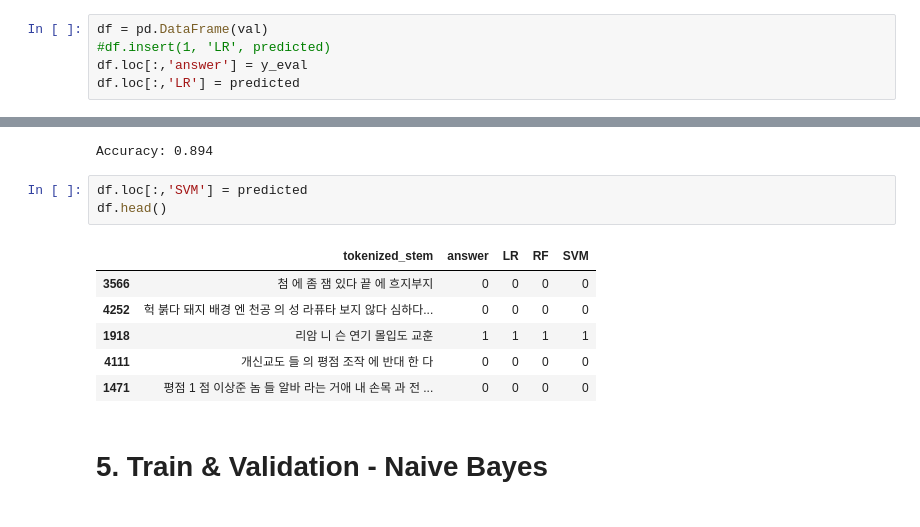
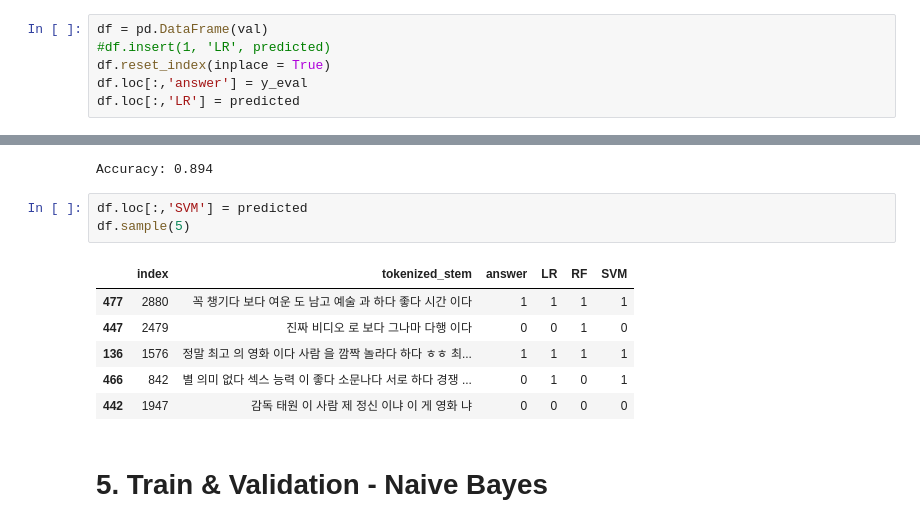
Before and after one commit to leejonghyeong/MovieSentimentalAnalysis, a Jupyter notebook: Sentimental_Analysis.ipynb, the cells around one changed output, grey strips where cells are left out. Cells and saved outputs as stored; diff of their text form.

```diff
--- a/Sentimental_Analysis.ipynb
+++ b/Sentimental_Analysis.ipynb
@@ -181,5 +172,6 @@ Accuracy: 0.88
 # %%
 df = pd.DataFrame(val)
 #df.insert(1, 'LR', predicted)
+df.reset_index(inplace = True)
 df.loc[:,'answer'] = y_eval
 df.loc[:,'LR'] = predicted
@@ -238,14 +230,14 @@ print(f"Accuracy: {clf.score(X_eval, y_eval)}" )
 Accuracy: 0.894
 # %%
 df.loc[:,'SVM'] = predicted
-df.head()
+df.sample(5)
 # %% [output]
-|  | tokenized_stem | answer | LR | RF | SVM |
-| 3566 | 첨 에 좀 잼 있다 끝 에 흐지부지 | 0 | 0 | 0 | 0 |
-| 4252 | 헉 붉다 돼지 배경 엔 천공 의 성 라퓨타 보지 않다 심하다... | 0 | 0 | 0 | 0 |
-| 1918 | 리암 니 슨 연기 몰입도 교훈 | 1 | 1 | 1 | 1 |
-| 4111 | 개신교도 들 의 평점 조작 에 반대 한 다 | 0 | 0 | 0 | 0 |
-| 1471 | 평점 1 점 이상준 놈 들 알바 라는 거애 내 손목 과 전 ... | 0 | 0 | 0 | 0 |
+|  | index | tokenized_stem | answer | LR | RF | SVM |
+| 477 | 2880 | 꼭 챙기다 보다 여운 도 남고 예술 과 하다 좋다 시간 이다 | 1 | 1 | 1 | 1 |
+| 447 | 2479 | 진짜 비디오 로 보다 그나마 다행 이다 | 0 | 0 | 1 | 0 |
+| 136 | 1576 | 정말 최고 의 영화 이다 사람 을 깜짝 놀라다 하다 ㅎㅎ 최... | 1 | 1 | 1 | 1 |
+| 466 | 842 | 별 의미 없다 섹스 능력 이 좋다 소문나다 서로 하다 경쟁 ... | 0 | 1 | 0 | 1 |
+| 442 | 1947 | 감독 태원 이 사람 제 정신 이냐 이 게 영화 냐 | 0 | 0 | 0 | 0 |
 # %% [markdown]
 # 5. Train & Validation - Naive Bayes
 # %%
```
Also changed, not shown: parts of 20 cells of this notebook.
